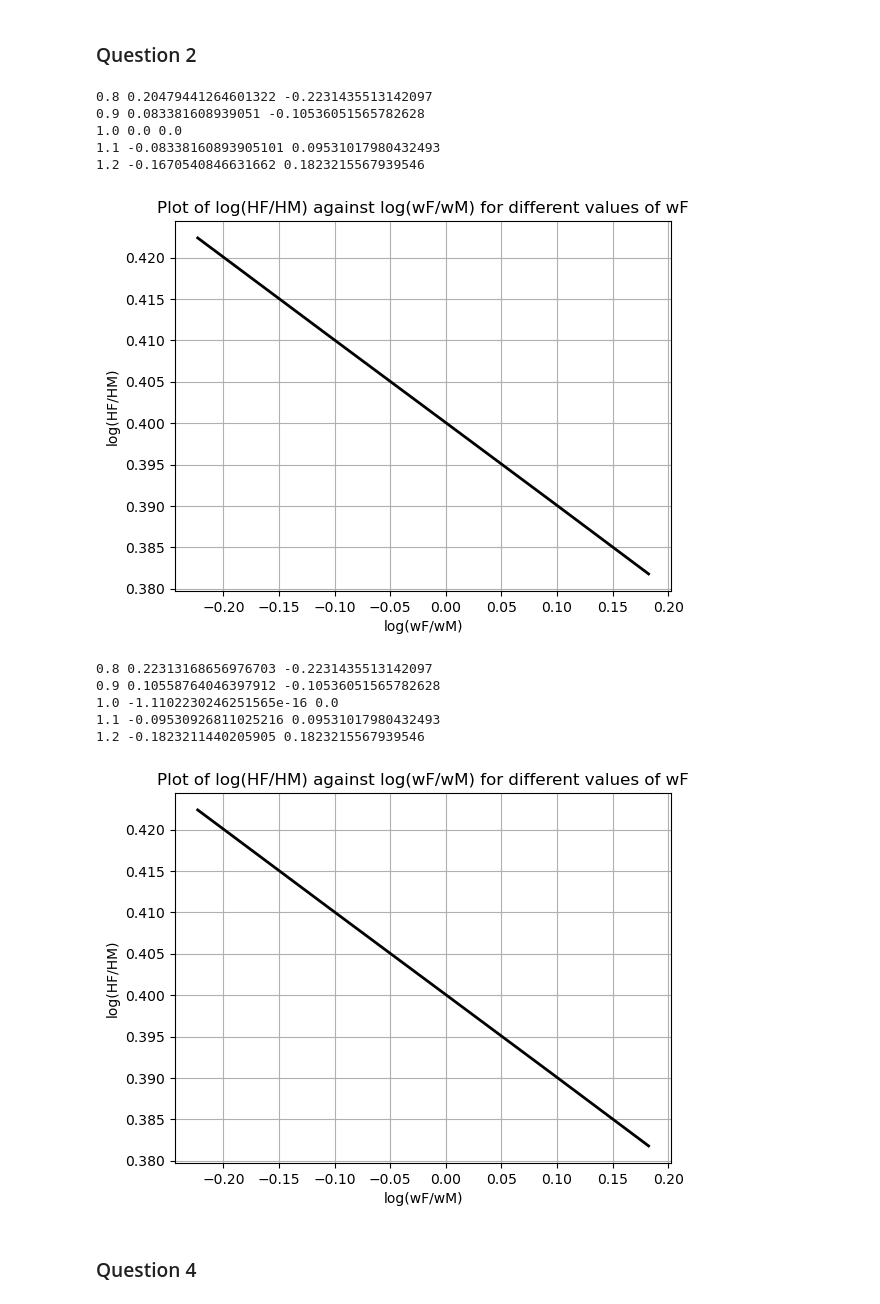
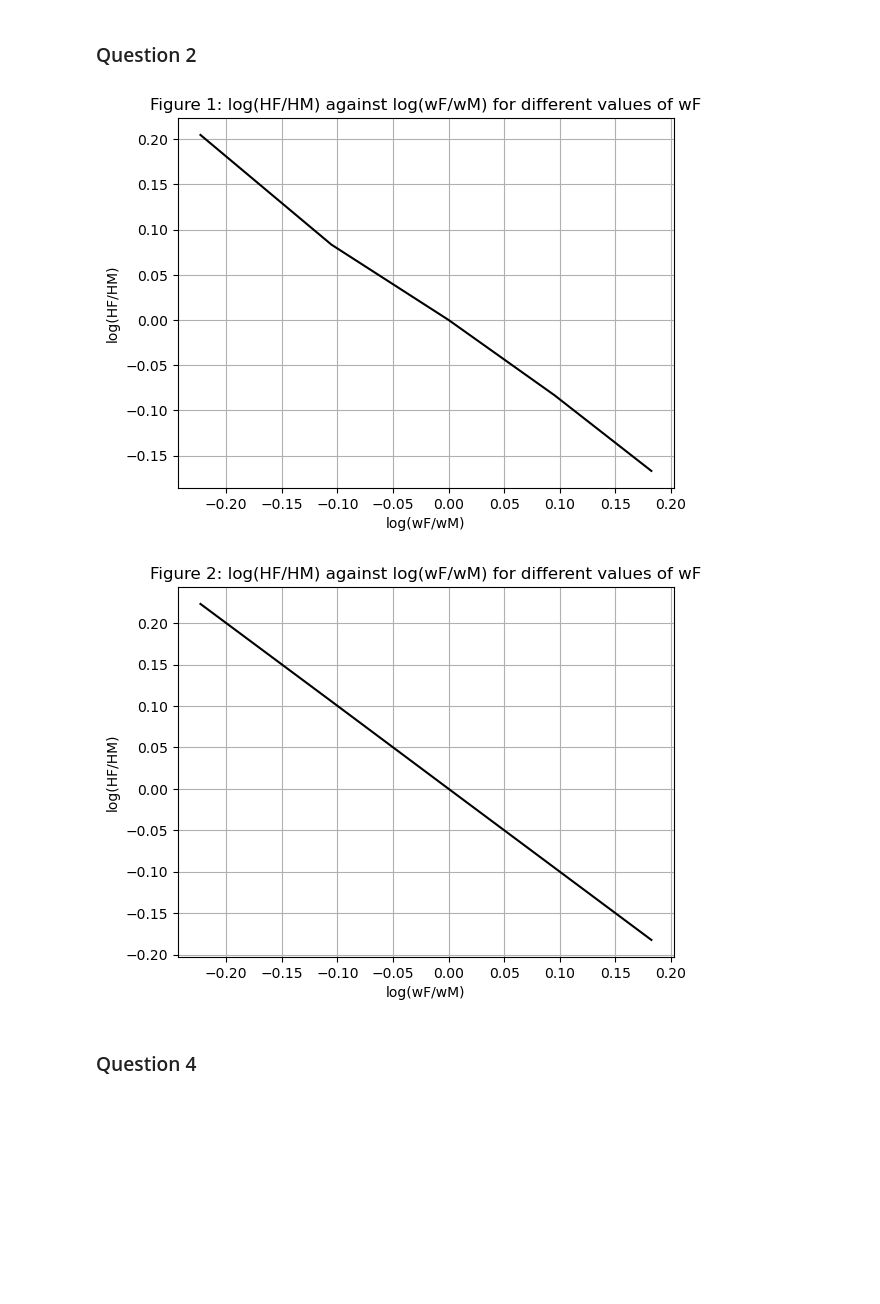
Before and after one commit to NumEconCopenhagen/projects-2023-helene-and-cecilie-class-3, a Jupyter notebook: inauguralproject/Inaugural_project_nb.ipynb, the cells around one changed output. Cells and saved outputs as stored; diff of their text form; code cells hidden in the pictures; blank space fills up the shorter version.

```diff
--- a/inauguralproject/Inaugural_project_nb.ipynb
+++ b/inauguralproject/Inaugural_project_nb.ipynb
@@ -255,27 +253,20 @@ for wF in model2.par.wF_vec:
     log_Hratio = np.append(log_Hratio, log_HFM)
     log_wF = np.log(wF/model2.par.wM)
     log_wratio = np.append(log_wratio, log_wF)
-    print(wF, log_HFM, log_wF)
-# %% [output]
-0.8 0.20479441264601322 -0.2231435513142097
-0.9 0.083381608939051 -0.10536051565782628
-1.0 0.0 0.0
-1.1 -0.08338160893905101 0.09531017980432493
-1.2 -0.1670540846631662 0.1823215567939546
 # %%
 # create figure
 fig = plt.figure()
 # create plot
 ax = fig.add_subplot(1, 1, 1)
-ax.plot(log_wratio, log_Hratio, color='black', lw=2)
+ax.plot(log_wratio, log_Hratio, color='black')
 # alterations to figure
 ax.grid()
 ax.set_xlabel("log(wF/wM)")
 ax.set_ylabel("log(HF/HM)")
-ax.set_title("Plot of log(HF/HM) against log(wF/wM) for different values of wF")
+ax.set_title("Figure 1: log(HF/HM) against log(wF/wM) for different values of wF")
 plt.show()
 # %% [output]
-[figure, old version]
+[figure, new version]
 # %%
 model3 = HouseholdSpecializationModelClass()
 
@@ -289,27 +280,20 @@ for wF in model3.par.wF_vec:
     log_Hratio = np.append(log_Hratio, log_HFM)
     log_wF = np.log(wF/model3.par.wM)
     log_wratio = np.append(log_wratio, log_wF)
-    print(wF, log_HFM, log_wF)
-# %% [output]
-0.8 0.22313168656976703 -0.2231435513142097
-0.9 0.10558764046397912 -0.10536051565782628
-1.0 -1.1102230246251565e-16 0.0
-1.1 -0.09530926811025216 0.09531017980432493
-1.2 -0.1823211440205905 0.1823215567939546
 # %%
 # create figure
 fig = plt.figure()
 # create plot
 ax = fig.add_subplot(1, 1, 1)
-ax.plot(log_wratio, log_Hratio, color='black', lw=2)
+ax.plot(log_wratio, log_Hratio, color='black')
 # alterations to figure
 ax.grid()
 ax.set_xlabel("log(wF/wM)")
 ax.set_ylabel("log(HF/HM)")
-ax.set_title("Plot of log(HF/HM) against log(wF/wM) for different values of wF")
+ax.set_title("Figure 2: log(HF/HM) against log(wF/wM) for different values of wF")
 plt.show()
 # %% [output]
-[figure, old version]
+[figure, new version]
 # %% [markdown]
 ### Question 4
 # %% [markdown]
```
Also changed, not shown: parts of 3 cells of this notebook.
